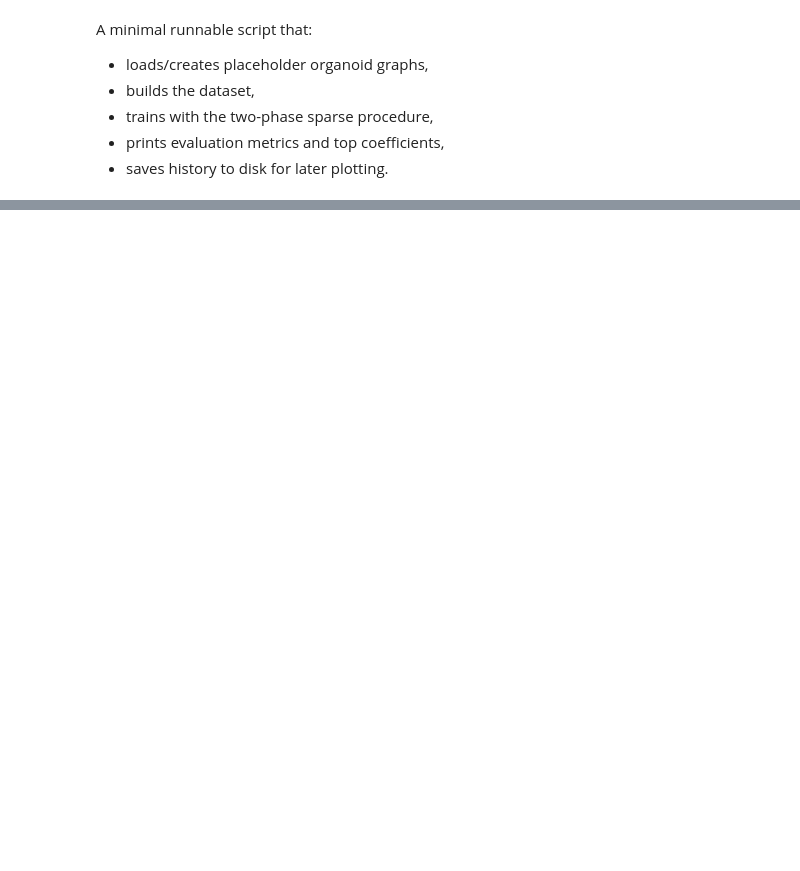
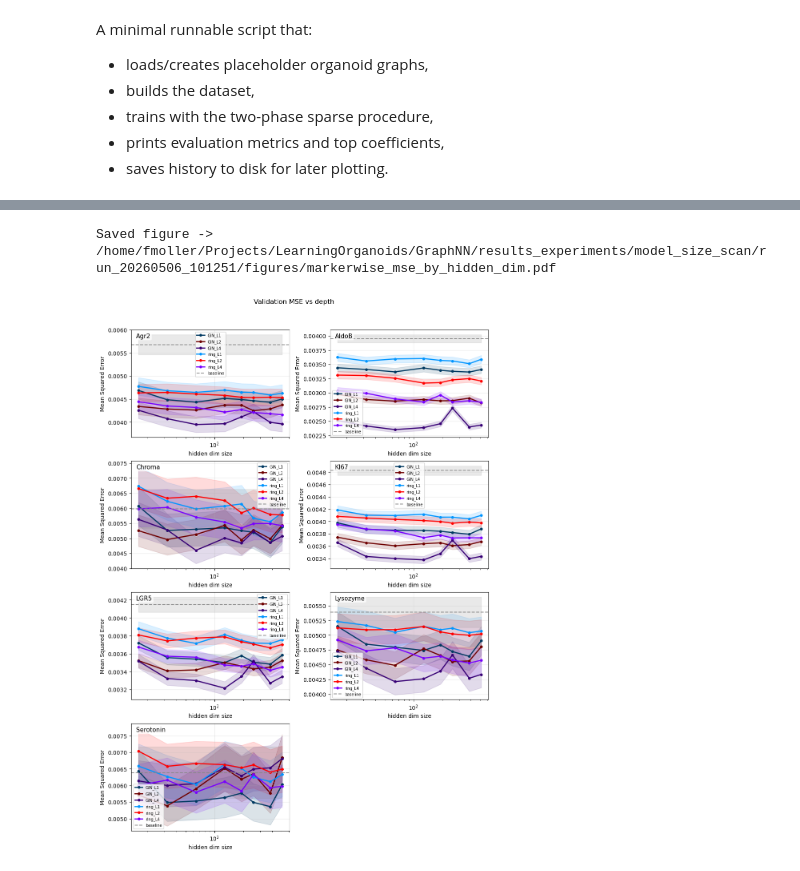
Before and after one commit to fskovbo/organoid_GNN, a Jupyter notebook: experiments/scan_model_parameters.ipynb, the cells around one changed output, grey strips where cells are left out. Saved outputs shown, nothing was run; the diff lists cells and outputs as text; code cells hidden in the pictures; blank space fills up the shorter version.

```diff
--- a/experiments/scan_model_parameters.ipynb
+++ b/experiments/scan_model_parameters.ipynb
@@ -52,8 +57,8 @@ OUTLIER_CLIP_QUANTILES = (0.005, 0.995)
 VAL_FRAC = 0.2
 SPLIT_SEED = None
 FORCED_VAL_KEYS = set()
-K_MAX = 7
-NUM_LAYERS_LIST = [3, 5, 7]
+K_MAX = 4
+NUM_LAYERS_LIST = [1, 2, 4]
 HIDDEN_DIMS = [16, 32, 64, 2 * 64, 3 * 64, 4 * 64, 6 * 64, 8 * 64]
 
 # Model settings
@@ -67,3 +72,10 @@ BATCH_SIZE = 128
 MAX_EPOCHS = 2000
 PATIENCE = 30
 NUM_WORKERS = 4
+
+# Experiment output settings
+EXPERIMENT_GROUP = "model_size_scan"
+RUN_TIMESTAMP = datetime.now().strftime("%Y%m%d_%H%M%S")
+RUN_NAME = f"run_{RUN_TIMESTAMP}"
+SAVE_DIR = PROJECT_ROOT / "results_experiments" / EXPERIMENT_GROUP / RUN_NAME
+FIGURES_DIR = SAVE_DIR / "figures"
@@ -416,47 +511,51 @@ plt.rcParams.update({
 })
 
 family_colors = {
-    "GIN_L3": "#003961",
-    "GIN_L5": "#6e0000",
-    "GIN_L7": "#370075",
-    "ring_L3": "#0095ff",
-    "ring_L5": "#ff0000",
-    "ring_L7": "#7700ff",
+    "GIN_L1": "#003961",
+    "GIN_L2": "#6e0000",
+    "GIN_L4": "#370075",
+    "ring_L1": "#0095ff",
+    "ring_L2": "#ff0000",
+    "ring_L4": "#7700ff",
 }
 
 
 family_order = [
-    "GIN_L3",
-    "GIN_L5",
-    "GIN_L7",
-    "ring_L3",
-    "ring_L5",
-    "ring_L7",
+    "GIN_L1",
+    "GIN_L2",
+    "GIN_L4",
+    "ring_L1",
+    "ring_L2",
+    "ring_L4",
 ]
 
 
 fig, axes = plot_markerwise_metric_vs_depth(
     all_results=eval_results,
     depths=hidden_dims,
     marker_names=marker_names,
     metric_key="mse_model",
     sem_key="sem_mse_model",
     baseline_key="mse_base",
     baseline_sem_key="sem_mse_base",
     ylabel="Mean Squared Error",
     title="Validation MSE vs depth",
     family_order=family_order,
     family_colors=family_colors,
 )
 
 # modify afterwards
 for ax in axes:
     ax.set_xticks(hidden_dims)
     ax.set_xticklabels([f"{v}" for v in hidden_dims])
     ax.set_xlabel("hidden dim size")
     ax.set_xscale("log")
 
+save_mpl_figure(fig, "markerwise_mse_by_hidden_dim")
 plt.show()
+# %% [output]
+Saved figure -> /home/fmoller/Projects/LearningOrganoids/GraphNN/results_experiments/model_size_scan/run_20260506_101251/figures/markerwise_mse_by_hidden_dim.pdf
+[figure, added]
 # %%
 fig, axes = plot_all_aggregates_metric_vs_depth(
     eval_results,
```
Also changed, not shown: parts of 16 cells of this notebook, 8 other files.
